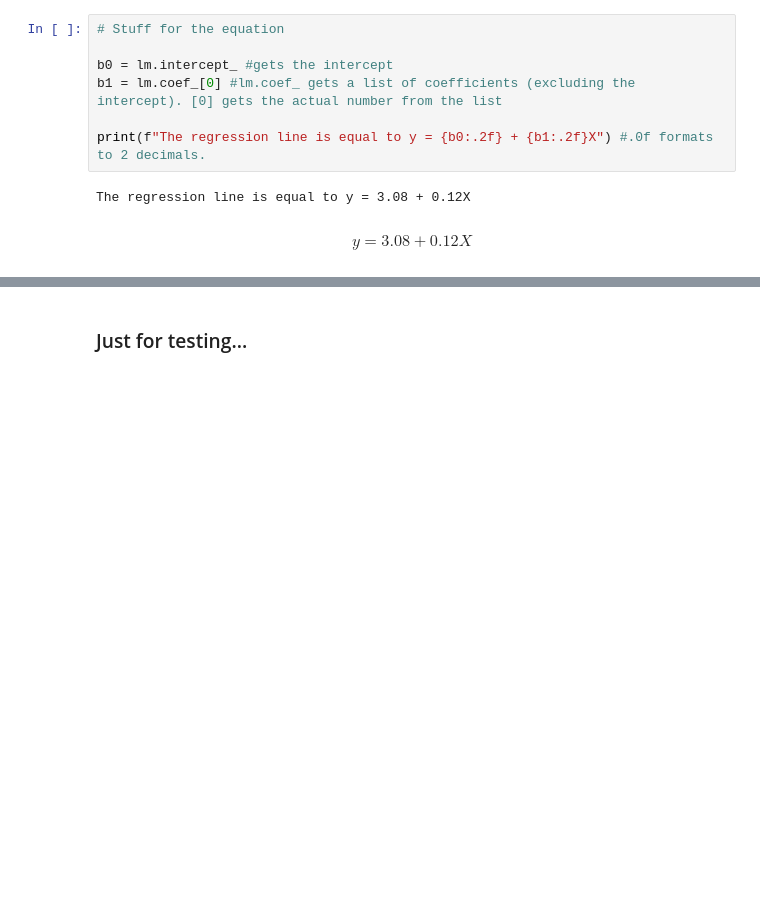
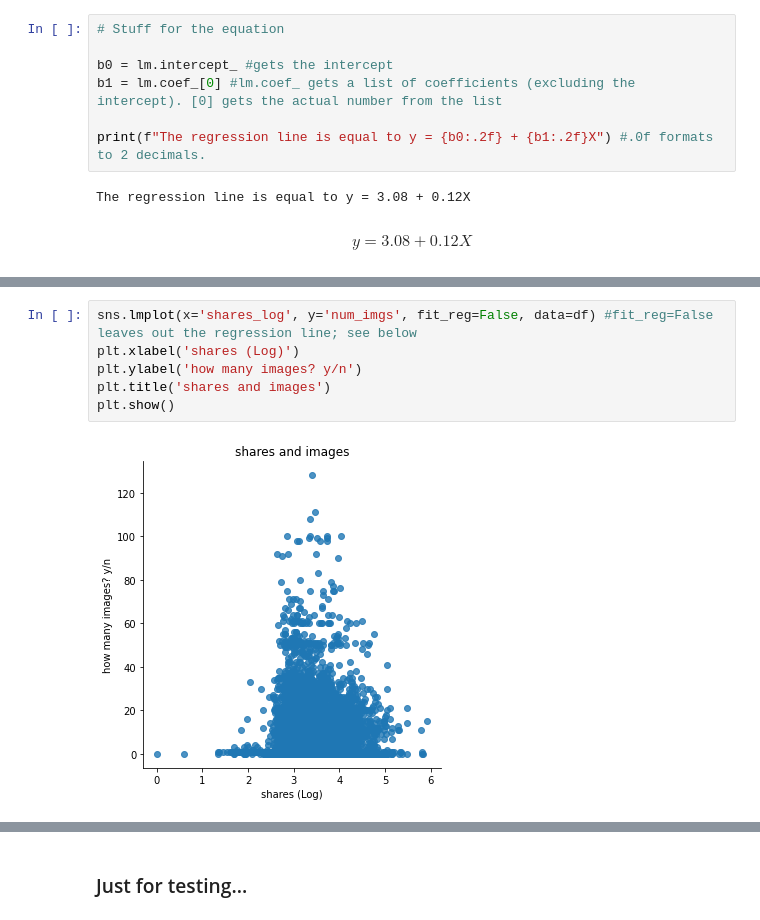
Before and after one commit to juIiette/Exercises, a Jupyter notebook: Assignment 3.ipynb, the cells around one changed output, grey strips where cells are left out. Drawn from its saved outputs; the diff is of its cells as text; blank space fills up the shorter version.

```diff
--- a/Assignment 3.ipynb
+++ b/Assignment 3.ipynb
@@ -105,0 +141,8 @@ $$y = 3.08 + 0.12X$$
+# %%
+sns.lmplot(x='shares_log', y='num_imgs', fit_reg=False, data=df) #fit_reg=False leaves out the regression line; see below
+plt.xlabel('shares (Log)')
+plt.ylabel('how many images? y/n')
+plt.title('shares and images')
+plt.show()
+# %% [output]
+[figure, added]
```
Also changed, not shown: parts of 14 cells of this notebook.
